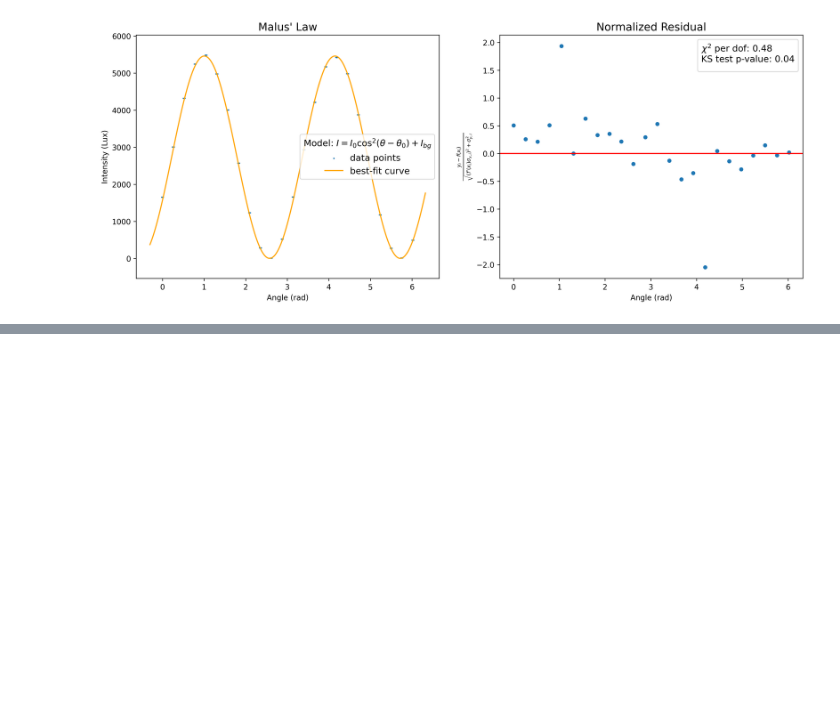
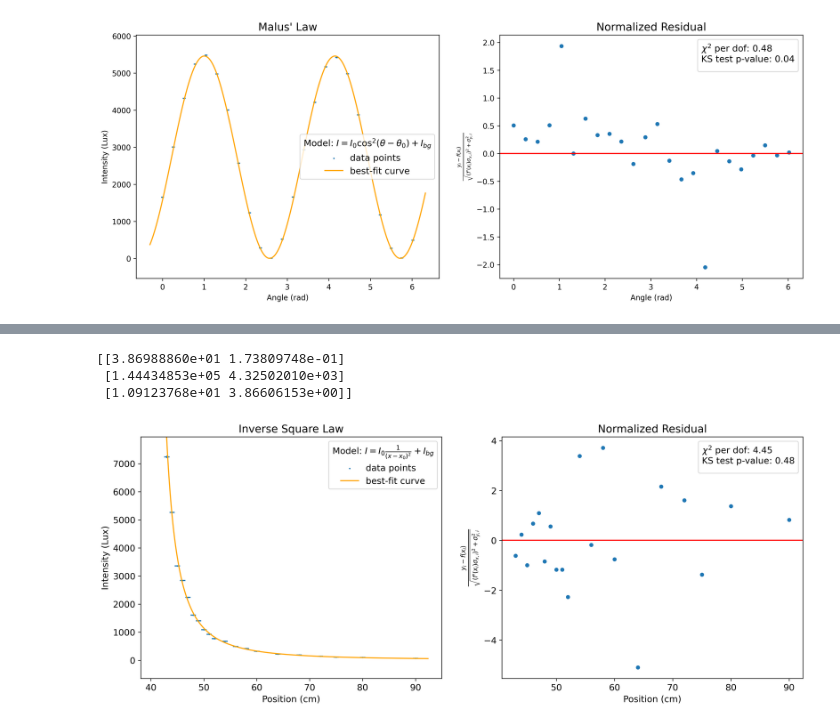
Before and after one commit to ryanliu30/5CL, a Jupyter notebook: notebooks/lab2.ipynb, the cells around one changed output, grey strips where cells are left out. Cells and saved outputs as stored; diff of their text form; code cells hidden in the pictures; blank space fills up the shorter version.

```diff
--- a/notebooks/lab2.ipynb
+++ b/notebooks/lab2.ipynb
@@ -52,3 +52,6 @@ fit_and_plot(
  [ 5.45651793e+03  1.65568854e+01]
  [ 5.25790675e+00  1.11695066e+01]]
 [figure]
+# %%
+df = pd.read_csv("../data/5CL Lab 2 - 1.2.csv")
+df
@@ -54,0 +76,27 @@ fit_and_plot(
+# %%
+class Exp2Model:
+    def forward(self, x, x0, I0, Ibg):
+        return I0*1/np.square(x - x0) + Ibg
+    def backward(self, x, x0, I0, Ibg):
+        return -I0*1/np.power(x - x0, 3) + Ibg
+exp2model = Exp2Model()
+# %%
+fit_and_plot(
+    exp2model,
+    df["Lamp Pos"],
+    df["Lux 6000"],
+    0.5*np.ones_like(df["Lamp Pos"]),
+    df["Uncertainty 6000"],
+    3,
+    [41, 1000, 0],
+    "Position (cm)",
+    "Intensity (Lux)",
+    "Inverse Square Law",
+    r"$I = I_0\frac{1}{(x - x_0)^2} + I_{bg}$",
+    True,
+    );
+# %% [output]
+[[3.86988860e+01 1.73809748e-01]
+ [1.44434853e+05 4.32502010e+03]
+ [1.09123768e+01 3.86606153e+00]]
+[figure, added]
```
Also changed, not shown: parts of 1 cell of this notebook, 5 other files.
